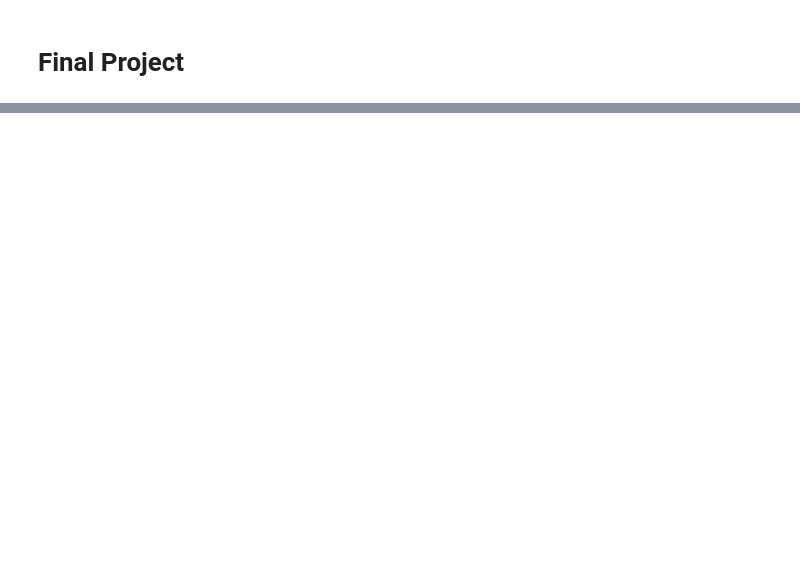
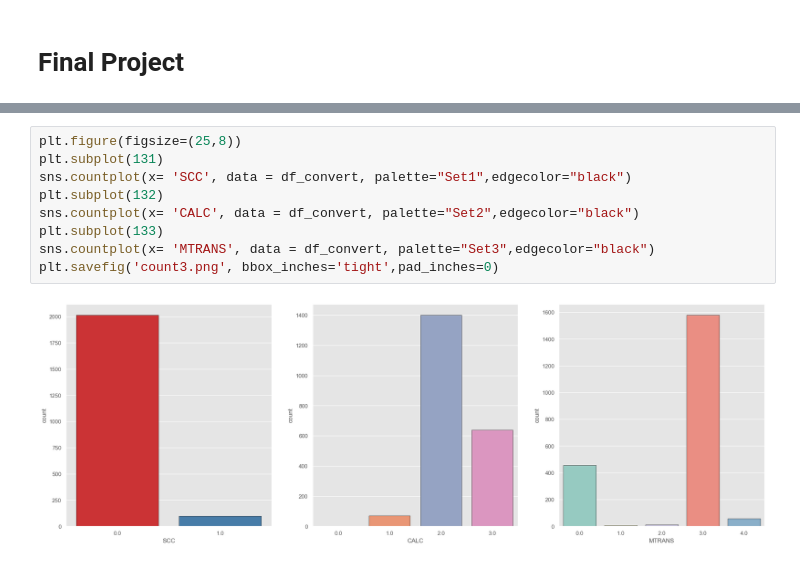
Before and after one commit to v0rein/FinalProject, a Jupyter notebook: Final_Project.ipynb, the cells around one changed output, grey strips where cells are left out. Drawn from its saved outputs; the diff is of its cells as text; blank space fills up the shorter version.

```diff
--- a/Final_Project.ipynb
+++ b/Final_Project.ipynb
@@ -267,0 +301,11 @@ sns.pairplot(obesity_dataset)
+# %%
+plt.figure(figsize=(25,8))
+plt.subplot(131)
+sns.countplot(x= 'SCC', data = df_convert, palette="Set1",edgecolor="black")
+plt.subplot(132)
+sns.countplot(x= 'CALC', data = df_convert, palette="Set2",edgecolor="black")
+plt.subplot(133)
+sns.countplot(x= 'MTRANS', data = df_convert, palette="Set3",edgecolor="black")
+plt.savefig('count3.png', bbox_inches='tight',pad_inches=0)
+# %% [output]
+[figure, added]
```
Also changed, not shown: parts of 62 cells of this notebook.
